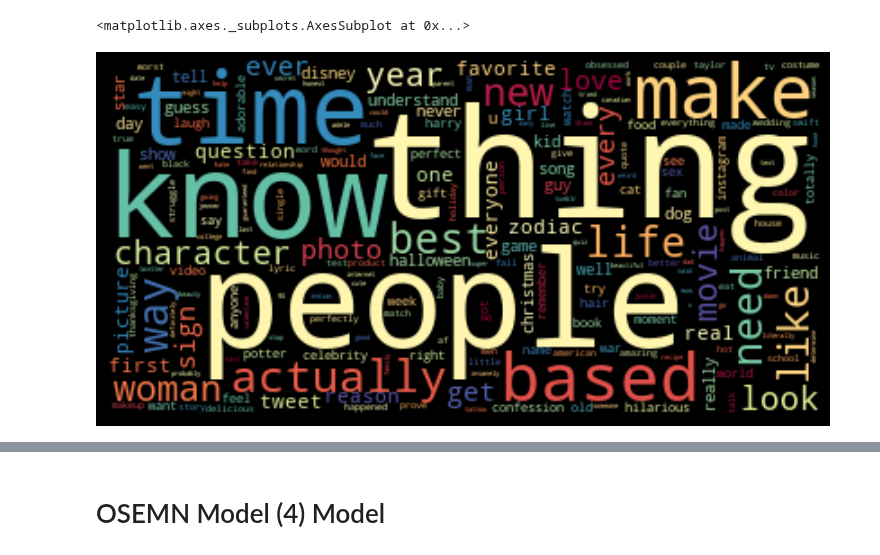
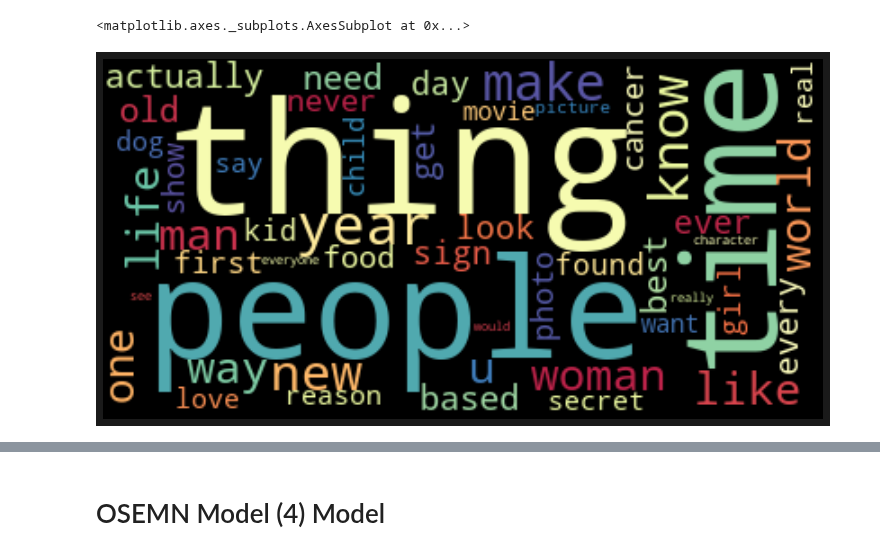
Before and after one commit to tjkim614/clickbait_headline_detector, a Jupyter notebook: 2_scrub.ipynb, the cells around one changed output, grey strips where cells are left out. Saved outputs shown, nothing was run; the diff lists cells and outputs as text; code cells hidden in the pictures.

```diff
--- a/2_scrub.ipynb
+++ b/2_scrub.ipynb
@@ -324,16 +324,16 @@ from wordcloud import WordCloud
 # %%
 # Word Cloud
 
-wordcloud = WordCloud(colormap='Spectral').generate_from_frequencies(lemmatized_cb_nn_fdist)
+wordcloud = WordCloud(colormap='Spectral', max_words=50).generate_from_frequencies(lemmatized_cb_nn_fdist)
 
 plt.figure(figsize=(10,10), facecolor='k')
 plt.imshow(wordcloud, interpolation='bilinear')
 plt.axis("off")
 plt.tight_layout(pad=0)
 
 # Uncomment to save image:
 # plt.savefig('insert_figure_name.png')
 
 plt.show()
 # %% [output]
-[figure, old version]
+[figure, new version]
```
Also changed, not shown: parts of 18 cells of this notebook.
